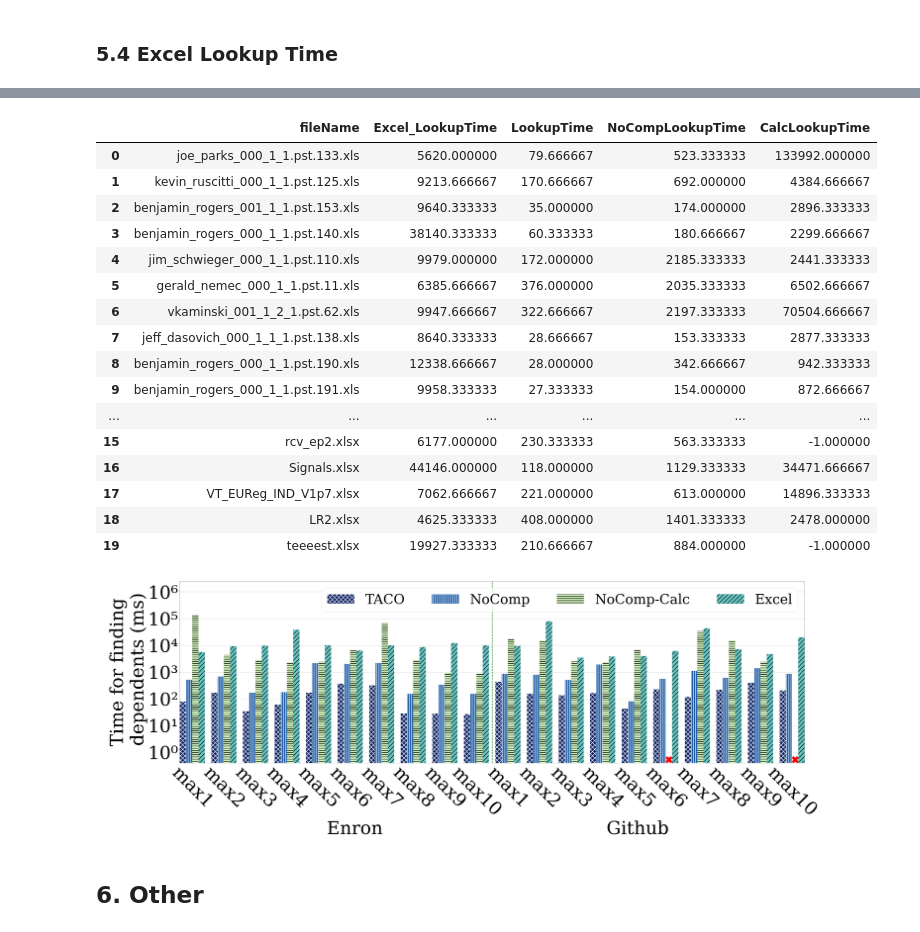
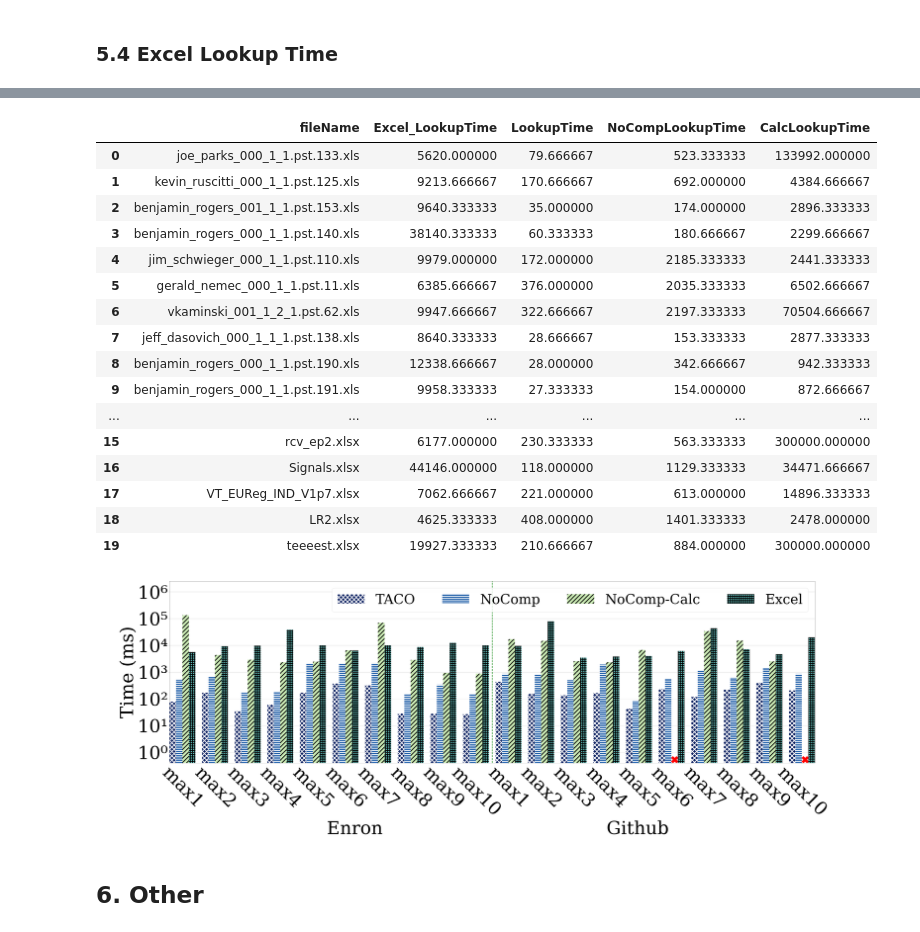
Before and after one commit to dataspread/SpreadsheetAnalyzer, a Jupyter notebook: result_analysis.ipynb, the cells around one changed output, grey strips where cells are left out. Cells and saved outputs as stored; diff of their text form; code cells hidden in the pictures.

```diff
--- a/result_analysis.ipynb
+++ b/result_analysis.ipynb
@@ -11,7 +11,7 @@ from matplotlib import rcParams
 plt.rcParams['font.sans-serif']=['SimHei']
 plt.rcParams['axes.unicode_minus'] = False
 # Set Hatch Width
-mpl.rcParams['hatch.linewidth'] = 3.0
+mpl.rcParams['hatch.linewidth'] = 5.0
 # %%
 notebook_home = os.path.join(os.path.abspath(''), 'experiment_results')
 homepath = os.path.join(os.path.abspath(''), "experiment_results")
@@ -47,6 +47,7 @@ style_dict = {
     "Maximum Dependents":"-.",
     "Longest Path": "-"
 }
+"""
 hatch_dict = {
     "Excel": '/',
     "TACO": 'x',
@@ -57,6 +58,17 @@ hatch_dict = {
     "Longest Path": '/',
     "NoComp-Calc": "-"
 }
+"""
+hatch_dict = {
+    "Excel": '+',
+    "TACO": 'X',
+    "NoComp": '-',
+    "Antifreeze": '+',
+    "RedisGraph": '/',
+    "Maximum Dependents": 'X',
+    "Longest Path": '-',
+    "NoComp-Calc": "/"
+}
 rcParams['font.family'] = 'Serif'
 legend_size = 50
 label_size = 60
@@ -900,9 +915,12 @@ calc_enron = pd.merge(calc_enron_1, calc_enron_2, on=["fileName"], how="inner")
 calc_enron = pd.merge(calc_enron, calc_enron_3, on=["fileName"], how="inner")
 calc_enron["CalcLookupTime"] = (calc_enron["CalcLookupTime_x"] + calc_enron["CalcLookupTime_y"] + calc_enron["CalcLookupTime"]) / 3.0
 calc_enron = calc_enron[column_list]
-calc_github_1 = pd.read_excel(f"{calc_results}/github_lookup1.xlsx")[column_list]
-calc_github_2 = pd.read_excel(f"{calc_results}/github_lookup2.xlsx")[column_list]
-calc_github_3 = pd.read_excel(f"{calc_results}/github_lookup3.xlsx")[column_list]
+#calc_github_1 = pd.read_excel(f"{calc_results}/github_lookup1.xlsx")[column_list]
+#calc_github_2 = pd.read_excel(f"{calc_results}/github_lookup2.xlsx")[column_list]
+#calc_github_3 = pd.read_excel(f"{calc_results}/github_lookup3.xlsx")[column_list]
+calc_github_1 = pd.read_csv(f"{calc_results}/github_lookup1.csv")[column_list]
+calc_github_2 = pd.read_csv(f"{calc_results}/github_lookup2.csv")[column_list]
+calc_github_3 = pd.read_csv(f"{calc_results}/github_lookup3.csv")[column_list]
 calc_github = pd.merge(calc_github_1, calc_github_2, on=["fileName"], how="inner")
 calc_github = pd.merge(calc_github, calc_github_3, on=["fileName"], how="inner")
 calc_github["CalcLookupTime"] = (calc_github["CalcLookupTime_x"] + calc_github["CalcLookupTime_y"] + calc_github["CalcLookupTime"]) / 3.0
@@ -930,29 +962,29 @@ excel_lookup_compare
 | 8 | benjamin_rogers_000_1_1.pst.190.xls | 12338.666667 | 28.000000 | 342.666667 | 942.333333 |
 | 9 | benjamin_rogers_000_1_1.pst.191.xls | 9958.333333 | 27.333333 | 154.000000 | 872.666667 |
 | ... | ... | ... | ... | ... | ... |
-| 15 | rcv_ep2.xlsx | 6177.000000 | 230.333333 | 563.333333 | -1.000000 |
+| 15 | rcv_ep2.xlsx | 6177.000000 | 230.333333 | 563.333333 | 300000.000000 |
 | 16 | Signals.xlsx | 44146.000000 | 118.000000 | 1129.333333 | 34471.666667 |
 | 17 | VT_EUReg_IND_V1p7.xlsx | 7062.666667 | 221.000000 | 613.000000 | 14896.333333 |
 | 18 | LR2.xlsx | 4625.333333 | 408.000000 | 1401.333333 | 2478.000000 |
-| 19 | teeeest.xlsx | 19927.333333 | 210.666667 | 884.000000 | -1.000000 |
+| 19 | teeeest.xlsx | 19927.333333 | 210.666667 | 884.000000 | 300000.000000 |
 # %%
 plot_bar_chart(excel_lookup_compare,
                plot_filename_list,
                label_column_dict={"TACO": "LookupTime", "NoComp": "NoCompLookupTime", "NoComp-Calc": "CalcLookupTime", "Excel": "Excel_LookupTime"},
                xlabel=plot_filename_label,
-               ylabel="Time for finding\n dependents (ms)",
+               ylabel="Time (ms)",
                y_tick_min=0,
                y_tick_max=6,
                y_tick_num=6,
                y_lim=np.log10(1000000) + 0.4,
                legend_size=75,
                tick_size=100,
                label_size=100,
                fig_size=(55, 20),
-               #save_path="./new_figs/excel_lookup_compare.pdf"
+               save_path="./new_figs/excel_lookup_compare.pdf"
               )
 # %% [output]
-[figure, old version]
+[figure, new version]
 # %% [markdown]
 ## 6. Other
 # %%
```
Also changed, not shown: parts of 6 cells of this notebook, 9 other files.
